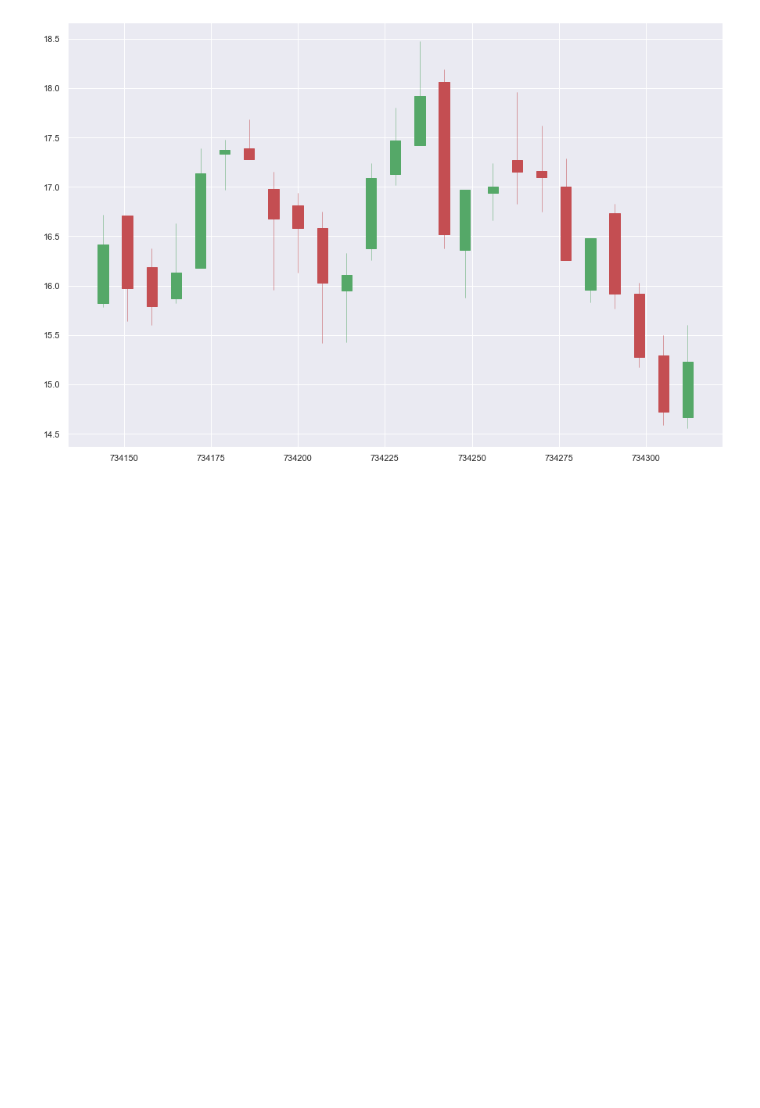
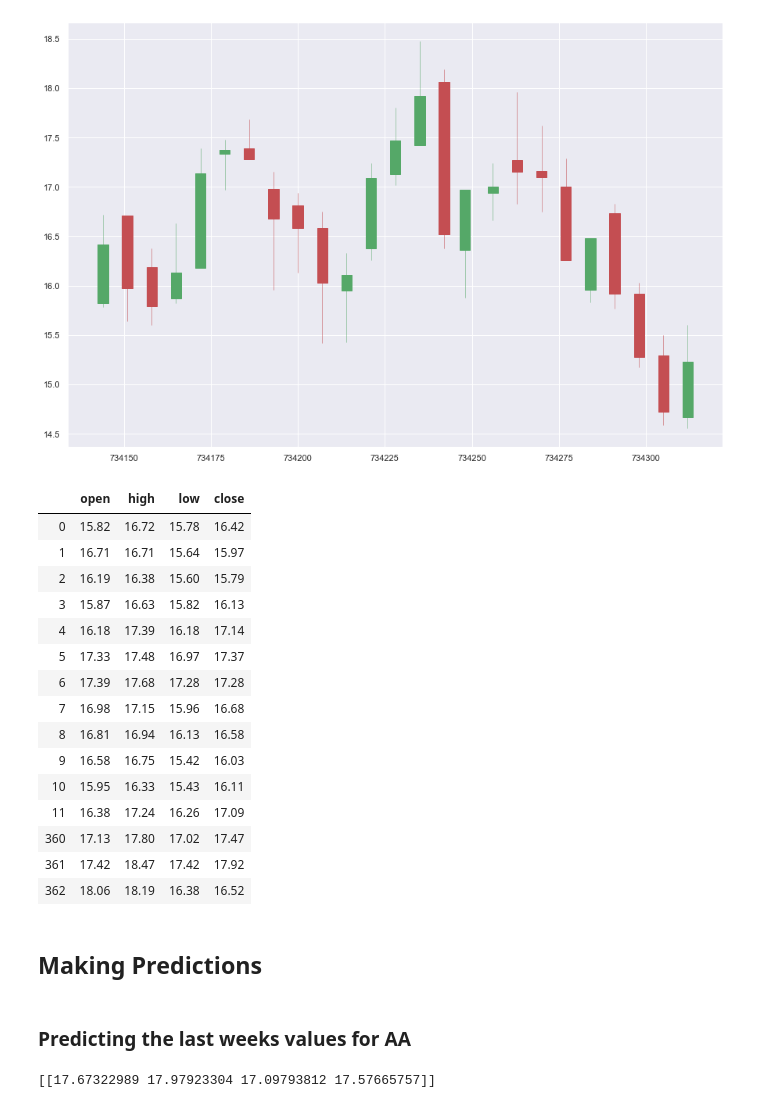
Before and after one commit to declanbarr/DowJones, a Jupyter notebook: DowJonesAnalysis.ipynb, the cells around one changed output. Drawn from its saved outputs; the diff is of its cells as text; code cells hidden in the pictures; blank space fills up the shorter version.

Commit message:
Added VAR model

```diff
--- a/DowJonesAnalysis.ipynb
+++ b/DowJonesAnalysis.ipynb
@@ -125,3 +125,26 @@ candlestick_ohlc(ax,
 plt.show()
 # %% [output]
 [figure]
+# %%
+AAQuotes[["open", "high", "low", "close"]].iloc[:14]
+# %% [output]
+|  | open | high | low | close |
+| 0 | 15.82 | 16.72 | 15.78 | 16.42 |
+| 1 | 16.71 | 16.71 | 15.64 | 15.97 |
+| 2 | 16.19 | 16.38 | 15.60 | 15.79 |
+| 3 | 15.87 | 16.63 | 15.82 | 16.13 |
+| 4 | 16.18 | 17.39 | 16.18 | 17.14 |
+| 5 | 17.33 | 17.48 | 16.97 | 17.37 |
+| 6 | 17.39 | 17.68 | 17.28 | 17.28 |
+| 7 | 16.98 | 17.15 | 15.96 | 16.68 |
+| 8 | 16.81 | 16.94 | 16.13 | 16.58 |
+| 9 | 16.58 | 16.75 | 15.42 | 16.03 |
+| 10 | 15.95 | 16.33 | 15.43 | 16.11 |
+| 11 | 16.38 | 17.24 | 16.26 | 17.09 |
+| 360 | 17.13 | 17.80 | 17.02 | 17.47 |
+| 361 | 17.42 | 18.47 | 17.42 | 17.92 |
+| 362 | 18.06 | 18.19 | 16.38 | 16.52 |
+# %% [markdown]
+## Making Predictions
+# %% [markdown]
+### Predicting the last weeks values for AA
@@ -127,0 +163,6 @@ plt.show()
+# %%
+# Predicting one step ahead
+prediction = model_fit.forecast(model_fit.y, steps=1)
+print(prediction)
+# %% [output]
+[[17.67322989 17.97923304 17.09793812 17.57665757]]
```
Also changed, not shown: parts of 4 cells of this notebook.
